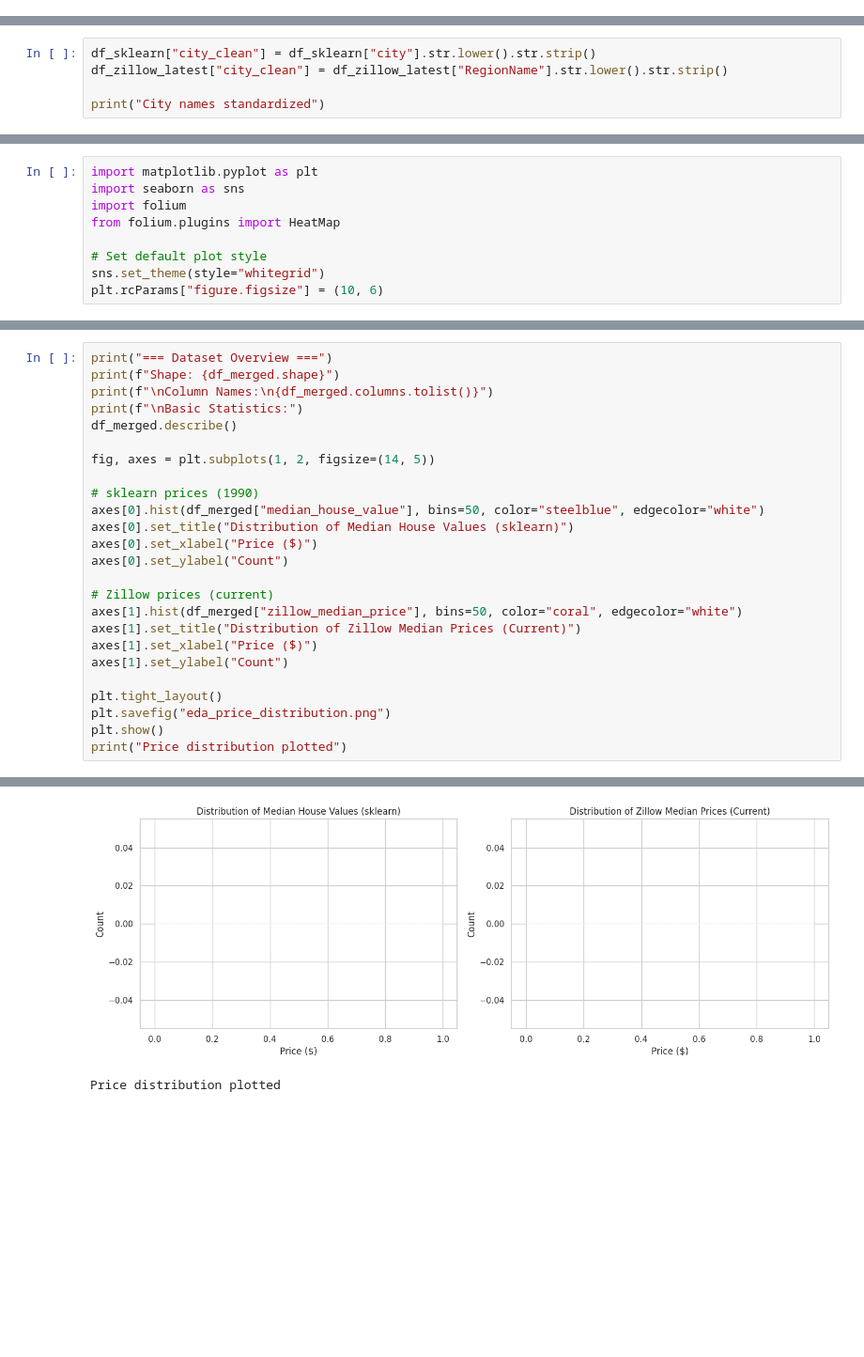
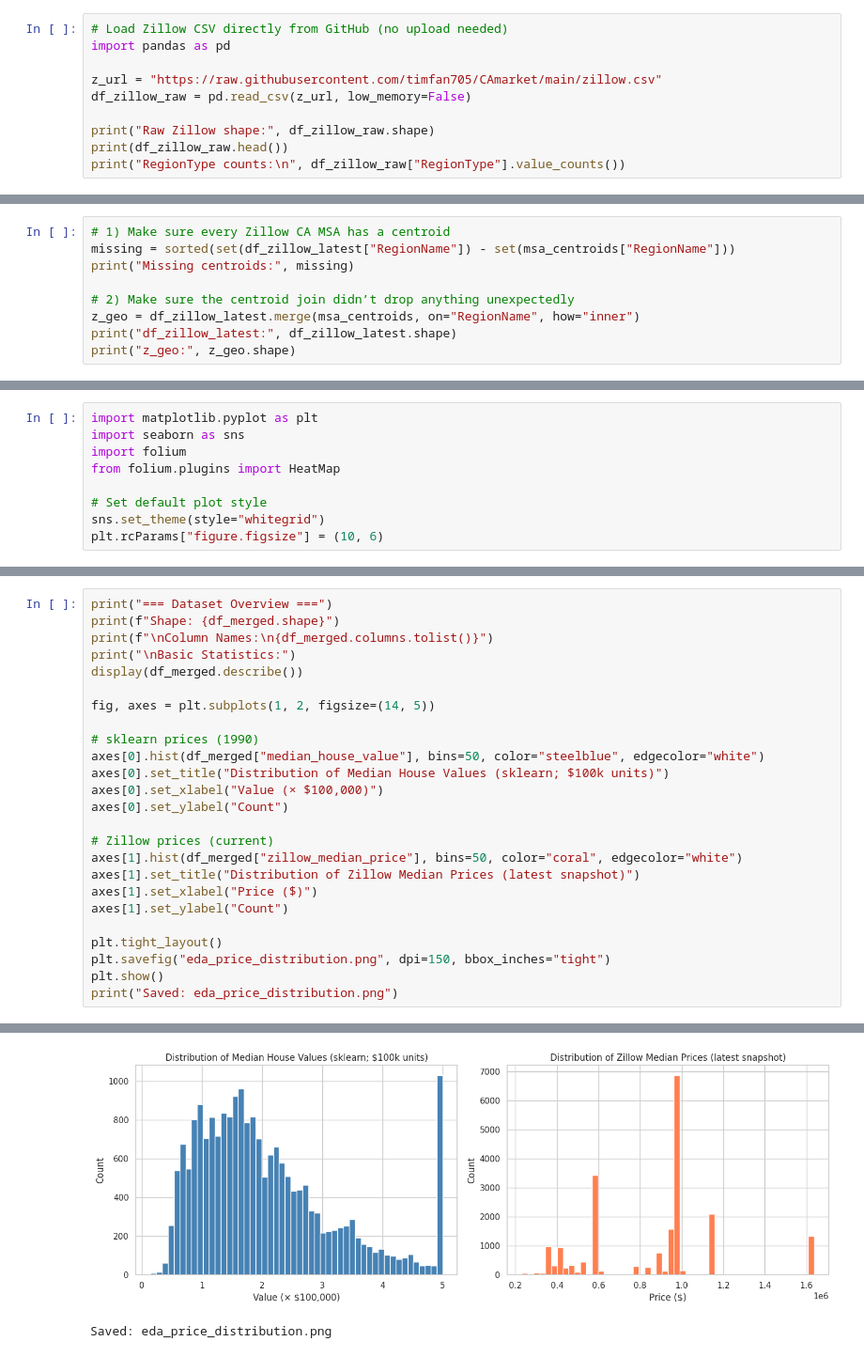
Before and after one commit to timfan705/CAmarket, a Jupyter notebook: cmpe188_CAmarket.ipynb, the cells around one changed output, grey strips where cells are left out. Shown at 94% size. Cells and saved outputs as stored; diff of their text form; blank space fills up the shorter version.

```diff
--- a/cmpe188_CAmarket.ipynb
+++ b/cmpe188_CAmarket.ipynb
@@ -115,0 +50,10 @@ Index: []
+# %%
+# Load Zillow CSV directly from GitHub (no upload needed)
+import pandas as pd
+
+z_url = "https://raw.githubusercontent.com/timfan705/CAmarket/main/zillow.csv"
+df_zillow_raw = pd.read_csv(z_url, low_memory=False)
+
+print("Raw Zillow shape:", df_zillow_raw.shape)
+print(df_zillow_raw.head())
+print("RegionType counts:\n", df_zillow_raw["RegionType"].value_counts())
@@ -235,5 +140,0 @@ Name: count, dtype: int64
-# %%
-df_sklearn["city_clean"] = df_sklearn["city"].str.lower().str.strip()
-df_zillow_latest["city_clean"] = df_zillow_latest["RegionName"].str.lower().str.strip()
-
-print("City names standardized")
@@ -305,0 +188,9 @@ For example, when doing 'df[col].method(value, inplace=True)', try using 'df.met
+# %%
+# 1) Make sure every Zillow CA MSA has a centroid
+missing = sorted(set(df_zillow_latest["RegionName"]) - set(msa_centroids["RegionName"]))
+print("Missing centroids:", missing)
+
+# 2) Make sure the centroid join didn’t drop anything unexpectedly
+z_geo = df_zillow_latest.merge(msa_centroids, on="RegionName", how="inner")
+print("df_zillow_latest:", df_zillow_latest.shape)
+print("z_geo:", z_geo.shape)
@@ -333,26 +324,26 @@ plt.rcParams["figure.figsize"] = (10, 6)
 print("=== Dataset Overview ===")
 print(f"Shape: {df_merged.shape}")
 print(f"\nColumn Names:\n{df_merged.columns.tolist()}")
-print(f"\nBasic Statistics:")
-df_merged.describe()
+print("\nBasic Statistics:")
+display(df_merged.describe())
 
 fig, axes = plt.subplots(1, 2, figsize=(14, 5))
 
 # sklearn prices (1990)
 axes[0].hist(df_merged["median_house_value"], bins=50, color="steelblue", edgecolor="white")
-axes[0].set_title("Distribution of Median House Values (sklearn)")
-axes[0].set_xlabel("Price ($)")
+axes[0].set_title("Distribution of Median House Values (sklearn; $100k units)")
+axes[0].set_xlabel("Value (× $100,000)")
 axes[0].set_ylabel("Count")
 
 # Zillow prices (current)
 axes[1].hist(df_merged["zillow_median_price"], bins=50, color="coral", edgecolor="white")
-axes[1].set_title("Distribution of Zillow Median Prices (Current)")
+axes[1].set_title("Distribution of Zillow Median Prices (latest snapshot)")
 axes[1].set_xlabel("Price ($)")
 axes[1].set_ylabel("Count")
 
 plt.tight_layout()
-plt.savefig("eda_price_distribution.png")
+plt.savefig("eda_price_distribution.png", dpi=150, bbox_inches="tight")
 plt.show()
-print("Price distribution plotted")
+print("Saved: eda_price_distribution.png")
 # %% [output]
 === Dataset Overview ===
@@ -365,2 +365,2 @@ Basic Statistics:
-[figure, old version]
+[figure, new version]
-Price distribution plotted
+Saved: eda_price_distribution.png
```
Also changed, not shown: parts of 34 cells of this notebook.
